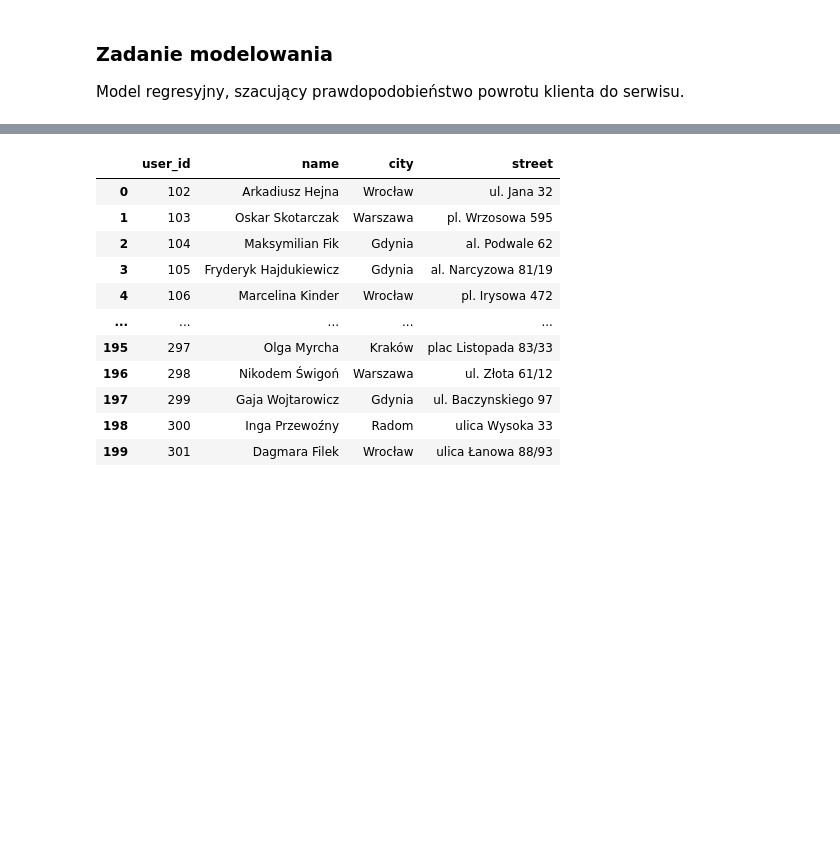
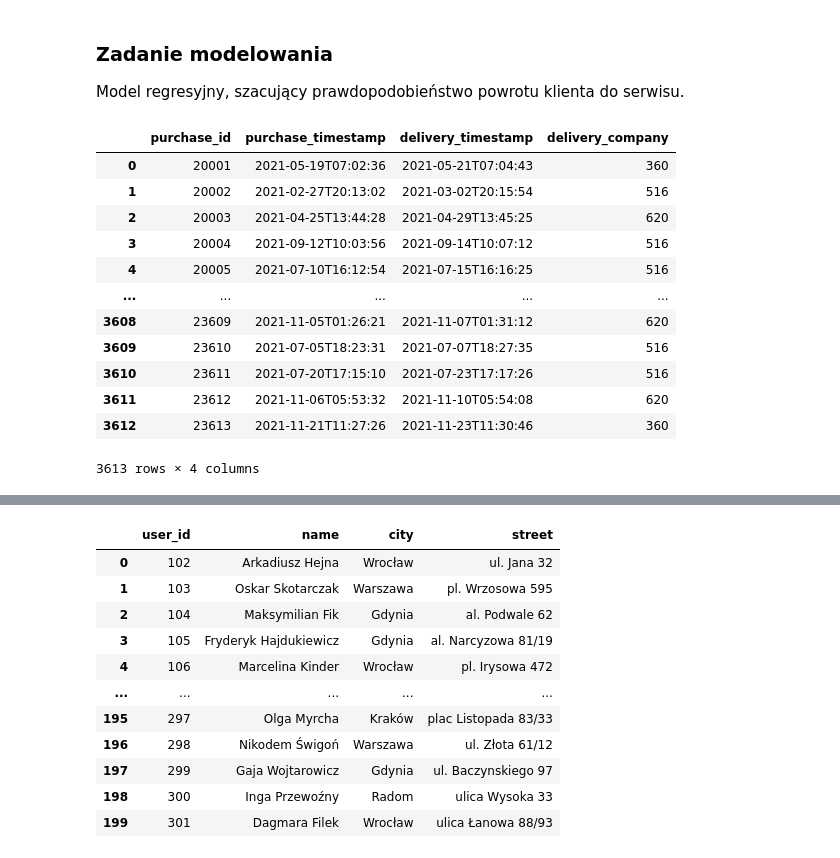
Before and after one commit to Robak132/IUM, a Jupyter notebook: notebooks/session_extraction.ipynb, the cells around one changed output, grey strips where cells are left out. Saved outputs shown, nothing was run; the diff lists cells and outputs as text; code cells hidden in the pictures; blank space fills up the shorter version.

```diff
--- a/notebooks/session_extraction.ipynb
+++ b/notebooks/session_extraction.ipynb
@@ -22,3 +22,19 @@ deliveries_data = pd.read_json(deliveries_path, lines=True)
 products_data = pd.read_json(products_path, lines=True)
 sessions_data = pd.read_json(sessions_path, lines=True)
 users_data = pd.read_json(users_path, lines=True)
+# %%
+deliveries_data
+# %% [output]
+|  | purchase_id | purchase_timestamp | delivery_timestamp | delivery_company |
+| 0 | 20001 | 2021-05-19T07:02:36 | 2021-05-21T07:04:43 | 360 |
+| 1 | 20002 | 2021-02-27T20:13:02 | 2021-03-02T20:15:54 | 516 |
+| 2 | 20003 | 2021-04-25T13:44:28 | 2021-04-29T13:45:25 | 620 |
+| 3 | 20004 | 2021-09-12T10:03:56 | 2021-09-14T10:07:12 | 516 |
+| 4 | 20005 | 2021-07-10T16:12:54 | 2021-07-15T16:16:25 | 516 |
+| ... | ... | ... | ... | ... |
+| 3608 | 23609 | 2021-11-05T01:26:21 | 2021-11-07T01:31:12 | 620 |
+| 3609 | 23610 | 2021-07-05T18:23:31 | 2021-07-07T18:27:35 | 516 |
+| 3610 | 23611 | 2021-07-20T17:15:10 | 2021-07-23T17:17:26 | 516 |
+| 3611 | 23612 | 2021-11-06T05:53:32 | 2021-11-10T05:54:08 | 620 |
+| 3612 | 23613 | 2021-11-21T11:27:26 | 2021-11-23T11:30:46 | 360 |
+3613 rows × 4 columns
```
Also changed, not shown: parts of 32 cells of this notebook.
